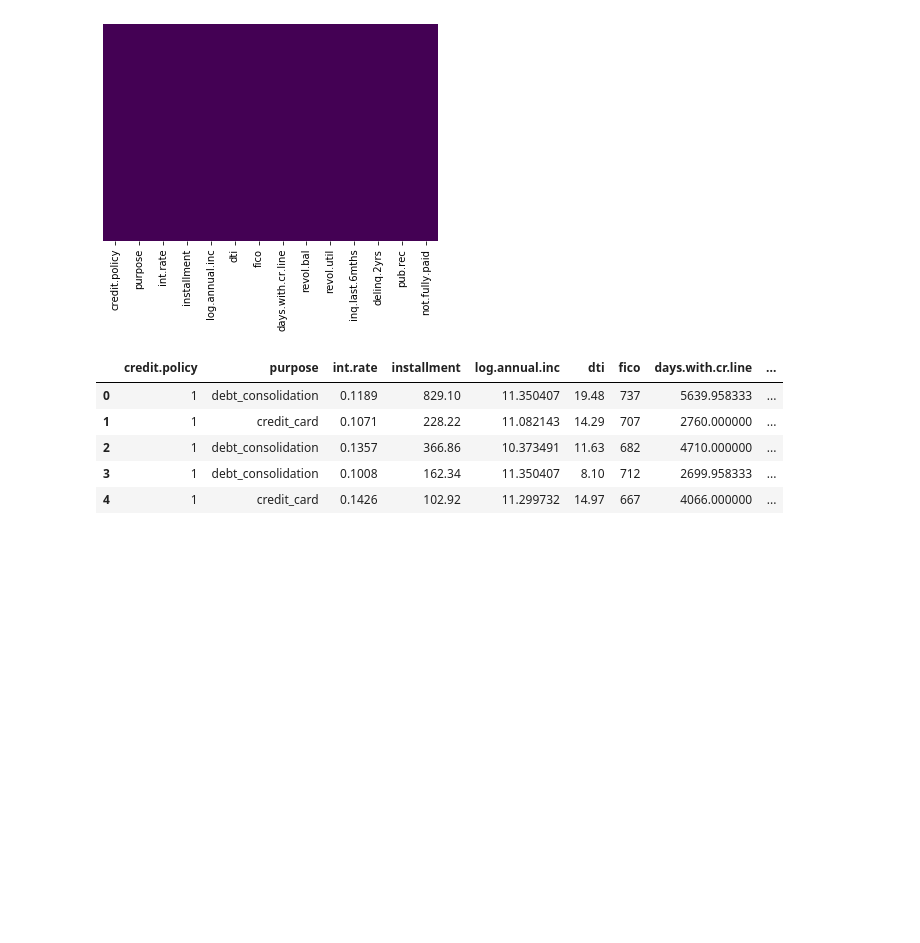
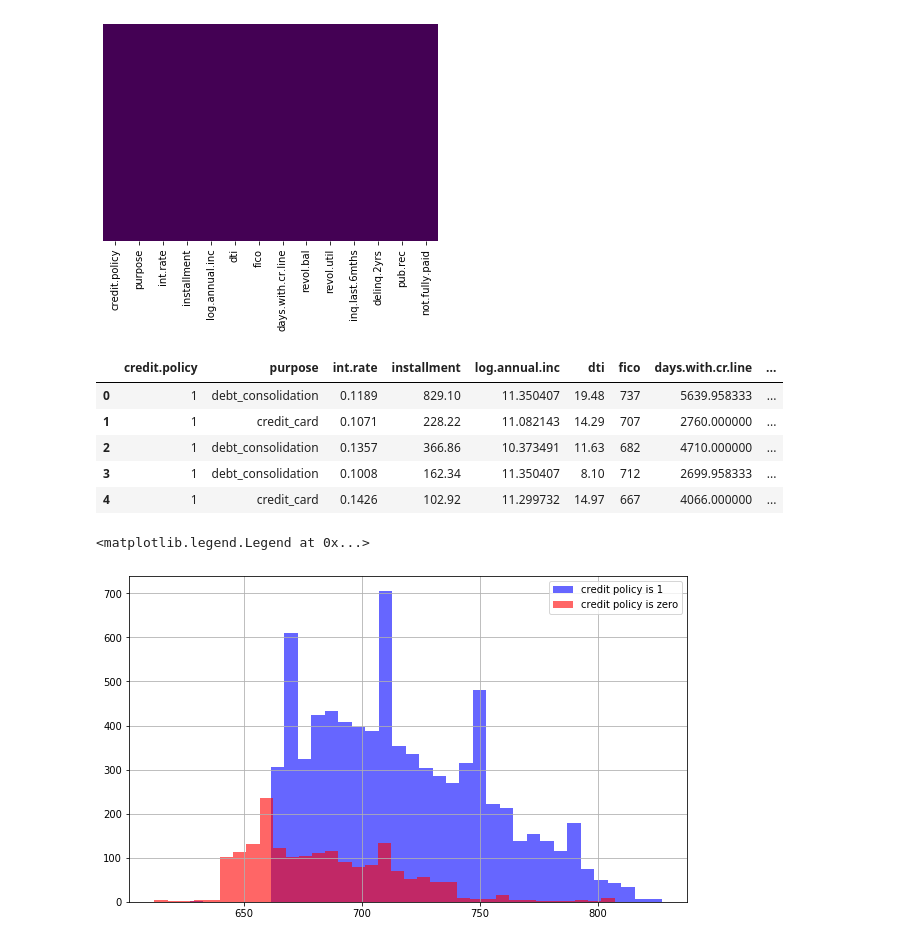
Before and after one commit to SandeepTukkunor/100_Days_Of_Code, a Jupyter notebook: Data Science/Python for machine Learning and Data sciecnce/13 Decision Trees/Loan_data(project).ipynb, the cells around one changed output. Saved outputs shown, nothing was run; the diff lists cells and outputs as text; code cells hidden in the pictures; blank space fills up the shorter version.

```diff
--- a/Data Science/Python for machine Learning and Data sciecnce/13 Decision Trees/Loan_data(project).ipynb
+++ b/Data Science/Python for machine Learning and Data sciecnce/13 Decision Trees/Loan_data(project).ipynb
@@ -70,0 +69,9 @@ df[df["credit.policy"]==1]
+# %%
+plt.figure(figsize=(10,6))
+df[df["credit.policy"]==1]["fico"].hist(bins=35, color = "blue", label= "credit policy is 1",alpha=0.6)
+df[df["credit.policy"]==0]["fico"].hist(bins= 35, color = "red", label = "credit policy is zero",alpha=0.6)
+
+plt.legend()
+# %% [output]
+<matplotlib.legend.Legend at 0x...>
+[figure, added]
```
Also changed, not shown: parts of 1 cell of this notebook.
